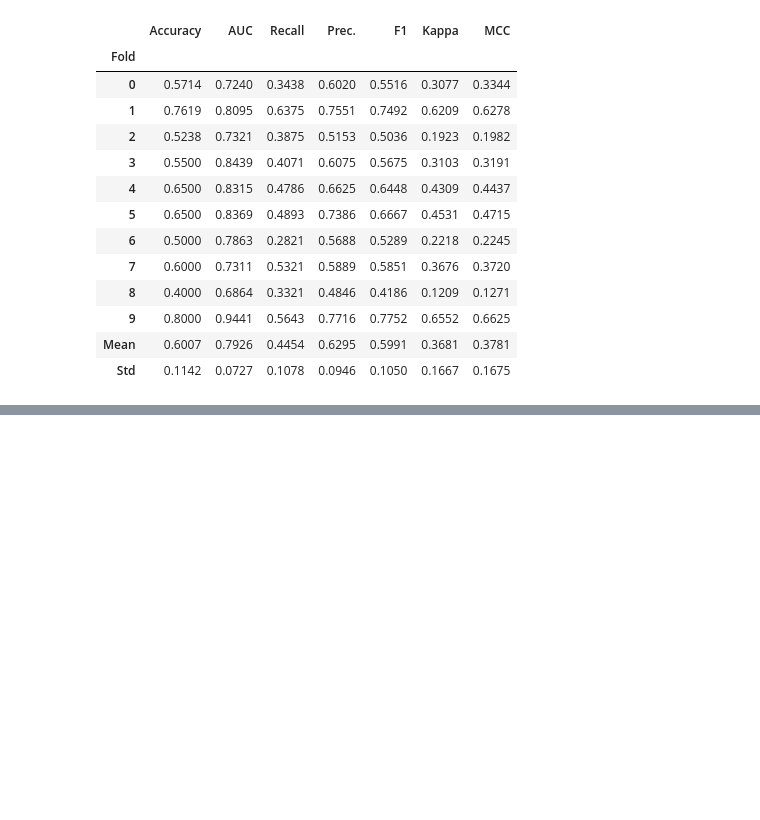
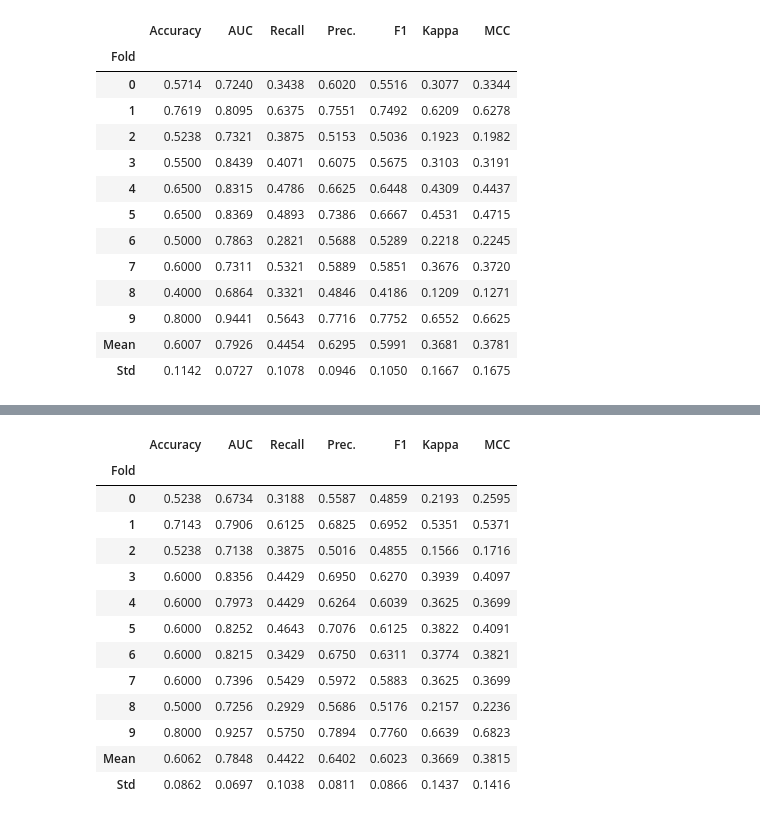
Before and after one commit to imraghavagr/mental-health, a Jupyter notebook: notebooks/02-ra-dataModelling.ipynb, the cells around one changed output, grey strips where cells are left out. Drawn from its saved outputs; the diff is of its cells as text; code cells hidden in the pictures; blank space fills up the shorter version.

```diff
--- a/notebooks/02-ra-dataModelling.ipynb
+++ b/notebooks/02-ra-dataModelling.ipynb
@@ -1074,0 +1111,17 @@ tuned_et3 = tune_model(et3)
+# %%
+ensemble_et3 = ensemble_model(et3)
+# %% [output]
+|  | Accuracy | AUC | Recall | Prec. | F1 | Kappa | MCC |
+| Fold |  |  |  |  |  |  |  |
+| 0 | 0.5238 | 0.6734 | 0.3188 | 0.5587 | 0.4859 | 0.2193 | 0.2595 |
+| 1 | 0.7143 | 0.7906 | 0.6125 | 0.6825 | 0.6952 | 0.5351 | 0.5371 |
+| 2 | 0.5238 | 0.7138 | 0.3875 | 0.5016 | 0.4855 | 0.1566 | 0.1716 |
+| 3 | 0.6000 | 0.8356 | 0.4429 | 0.6950 | 0.6270 | 0.3939 | 0.4097 |
+| 4 | 0.6000 | 0.7973 | 0.4429 | 0.6264 | 0.6039 | 0.3625 | 0.3699 |
+| 5 | 0.6000 | 0.8252 | 0.4643 | 0.7076 | 0.6125 | 0.3822 | 0.4091 |
+| 6 | 0.6000 | 0.8215 | 0.3429 | 0.6750 | 0.6311 | 0.3774 | 0.3821 |
+| 7 | 0.6000 | 0.7396 | 0.5429 | 0.5972 | 0.5883 | 0.3625 | 0.3699 |
+| 8 | 0.5000 | 0.7256 | 0.2929 | 0.5686 | 0.5176 | 0.2157 | 0.2236 |
+| 9 | 0.8000 | 0.9257 | 0.5750 | 0.7894 | 0.7760 | 0.6639 | 0.6823 |
+| Mean | 0.6062 | 0.7848 | 0.4422 | 0.6402 | 0.6023 | 0.3669 | 0.3815 |
+| Std | 0.0862 | 0.0697 | 0.1038 | 0.0811 | 0.0866 | 0.1437 | 0.1416 |
```
Also changed, not shown: parts of 11 cells of this notebook.
